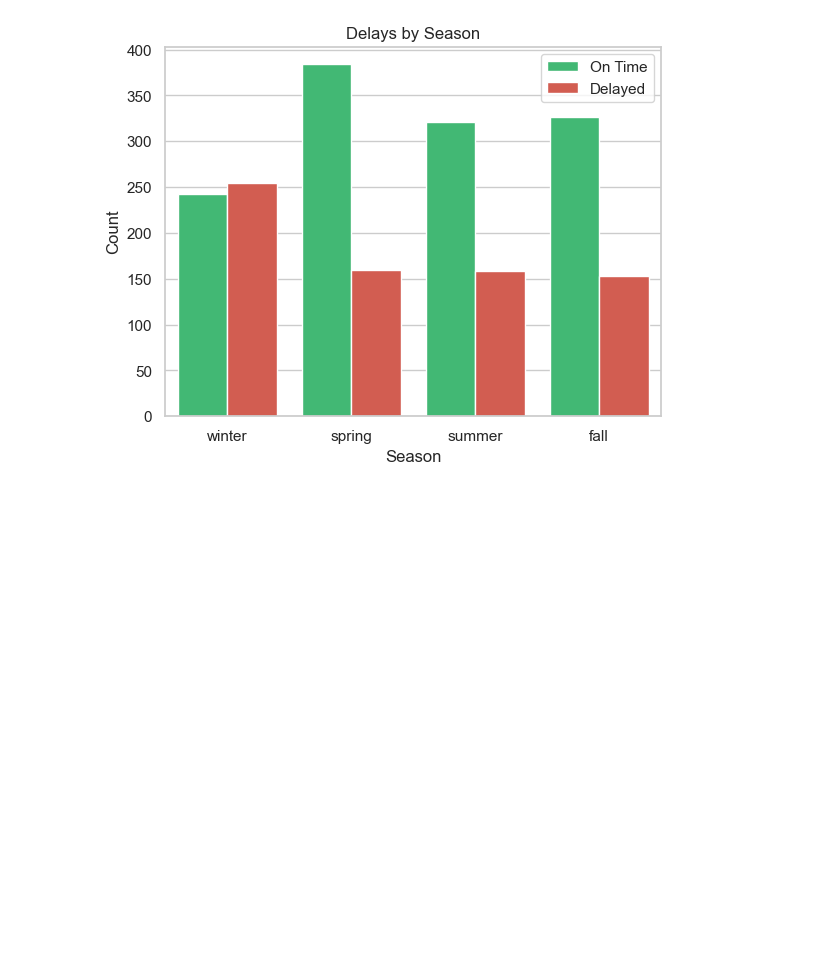
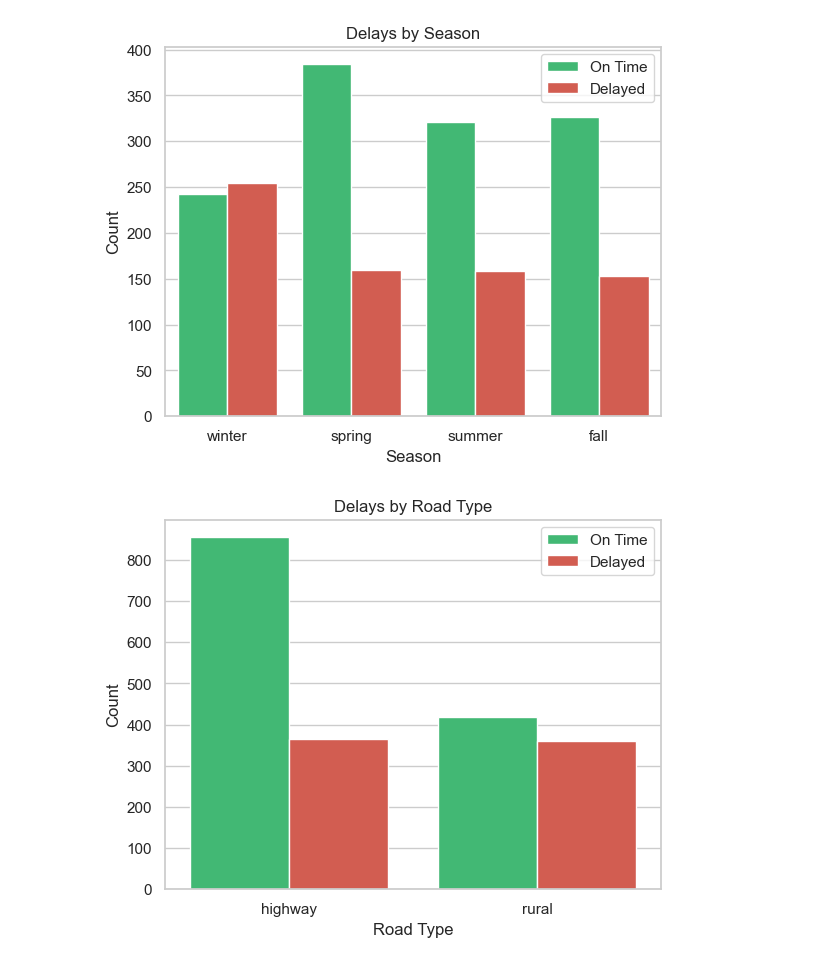
Before and after one commit to Sj011106/jdi-delivery-delay-predictor, a Jupyter notebook: notebooks/02_eda.ipynb, the cells around one changed output. Drawn from its saved outputs; the diff is of its cells as text; code cells hidden in the pictures; blank space fills up the shorter version.

Commit message:
Phase 1 — EDA complete, more charts saved

```diff
--- a/notebooks/02_eda.ipynb
+++ b/notebooks/02_eda.ipynb
@@ -107,3 +107,14 @@ plt.savefig('../charts/chart3_season_vs_delay.png')
 plt.show()
 # %% [output]
 [figure]
+# %%
+#4Road Type vs Delay
+sns.countplot(x='road_type', hue='is_delayed', data=df,palette=['#2ecc71', '#e74c3c'])
+plt.title('Delays by Road Type')
+plt.xlabel('Road Type')
+plt.ylabel('Count')
+plt.legend(labels=['On Time', 'Delayed'])
+plt.savefig('../charts/chart4_roadtype_vs_delay.png')
+plt.show()
+# %% [output]
+[figure, added]
```
Also changed, not shown: parts of 2 cells of this notebook, 3 other files.
